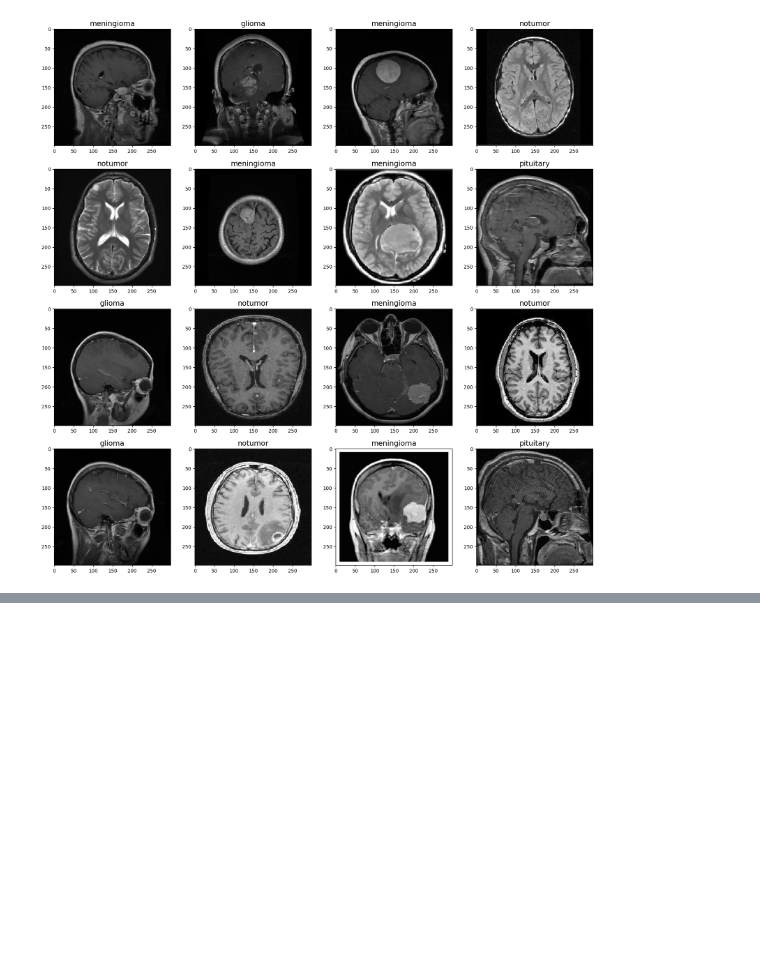
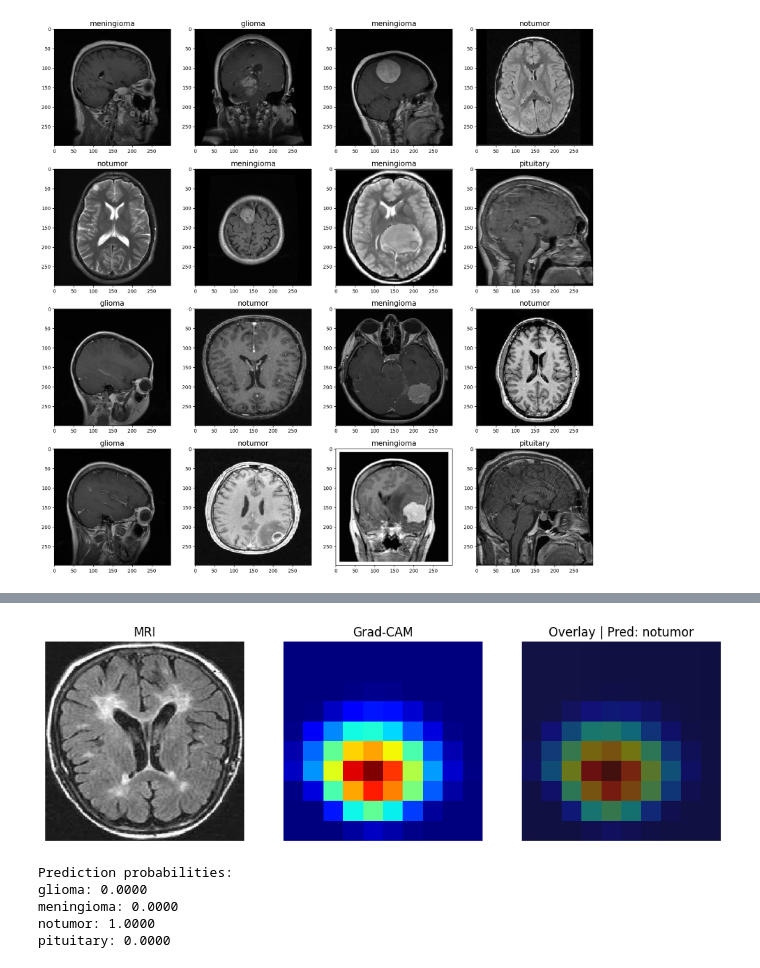
Before and after one commit to tarikdemir74/pattern_recog, a Jupyter notebook: brain_tumor.ipynb, the cells around one changed output, grey strips where cells are left out. Cells and saved outputs as stored; diff of their text form; code cells hidden in the pictures; blank space fills up the shorter version.

```diff
--- a/brain_tumor.ipynb
+++ b/brain_tumor.ipynb
@@ -210,0 +386,73 @@ You must install pydot (`pip install pydot`) for `plot_model` to work.
+# %%
+import tensorflow as tf
+import numpy as np
+import matplotlib.pyplot as plt
+from tensorflow.keras.layers import Dropout
+
+# 0) model build (zaten yapmıştın ama garanti)
+_ = model(tf.zeros((1, 299, 299, 3), dtype=tf.float32))
+
+backbone = model.layers[0]  # Xception
+last_conv_layer_name = "block14_sepconv2_act"
+conv_layer = backbone.get_layer(last_conv_layer_name)
+
+# Xception: aynı anda conv feature map + backbone output
+backbone_multi = tf.keras.Model(
+    inputs=backbone.input,
+    outputs=[conv_layer.output, backbone.output]
+)
+
+# 1 test görüntüsü al
+images, labels = next(ts_gen)
+img = images[0]
+img_tensor = tf.convert_to_tensor(np.expand_dims(img, axis=0), dtype=tf.float32)
+
+# Head katmanları (Sequential modelin geri kalanı)
+head_layers = model.layers[1:]  # Flatten, Dropout, Dense, Dropout, Dense
+
+with tf.GradientTape() as tape:
+    conv_outputs, x = backbone_multi(img_tensor, training=False)  # conv + backbone_out
+
+    # Head'i manuel uygula (Dropout'ta training=False)
+    for layer in head_layers:
+        if isinstance(layer, Dropout):
+            x = layer(x, training=False)
+        else:
+            x = layer(x)
+
+    preds = x
+    pred_idx = tf.argmax(preds[0])
+    class_score = preds[:, pred_idx]
+
+# Gradients: class_score wrt conv_outputs
+grads = tape.gradient(class_score, conv_outputs)               # (1,H,W,C)
+pooled_grads = tf.reduce_mean(grads, axis=(0, 1, 2))           # (C,)
+
+conv_outputs = conv_outputs[0]                                 # (H,W,C)
+heatmap = tf.reduce_sum(conv_outputs * pooled_grads, axis=-1)  # (H,W)
+
+heatmap = tf.maximum(heatmap, 0)
+heatmap = heatmap / (tf.reduce_max(heatmap) + 1e-8)
+heatmap = heatmap.numpy()
+
+pred_idx = int(pred_idx.numpy())
+pred_probs = preds.numpy()
+
+# Plot
+plt.figure(figsize=(12,4))
+plt.subplot(1,3,1); plt.title("MRI"); plt.imshow(img); plt.axis("off")
+plt.subplot(1,3,2); plt.title("Grad-CAM"); plt.imshow(heatmap, cmap="jet"); plt.axis("off")
+plt.subplot(1,3,3); plt.title(f"Overlay | Pred: {classes[pred_idx]}")
+plt.imshow(img); plt.imshow(heatmap, cmap="jet", alpha=0.4); plt.axis("off")
+plt.show()
+
+print("Prediction probabilities:")
+for i, c in enumerate(classes):
+    print(f"{c}: {pred_probs[0][i]:.4f}")
+# %% [output]
+[figure, added]
+Prediction probabilities:
+glioma: 0.0000
+meningioma: 0.0000
+notumor: 1.0000
+pituitary: 0.0000
```
Also changed, not shown: parts of 16 cells of this notebook.
